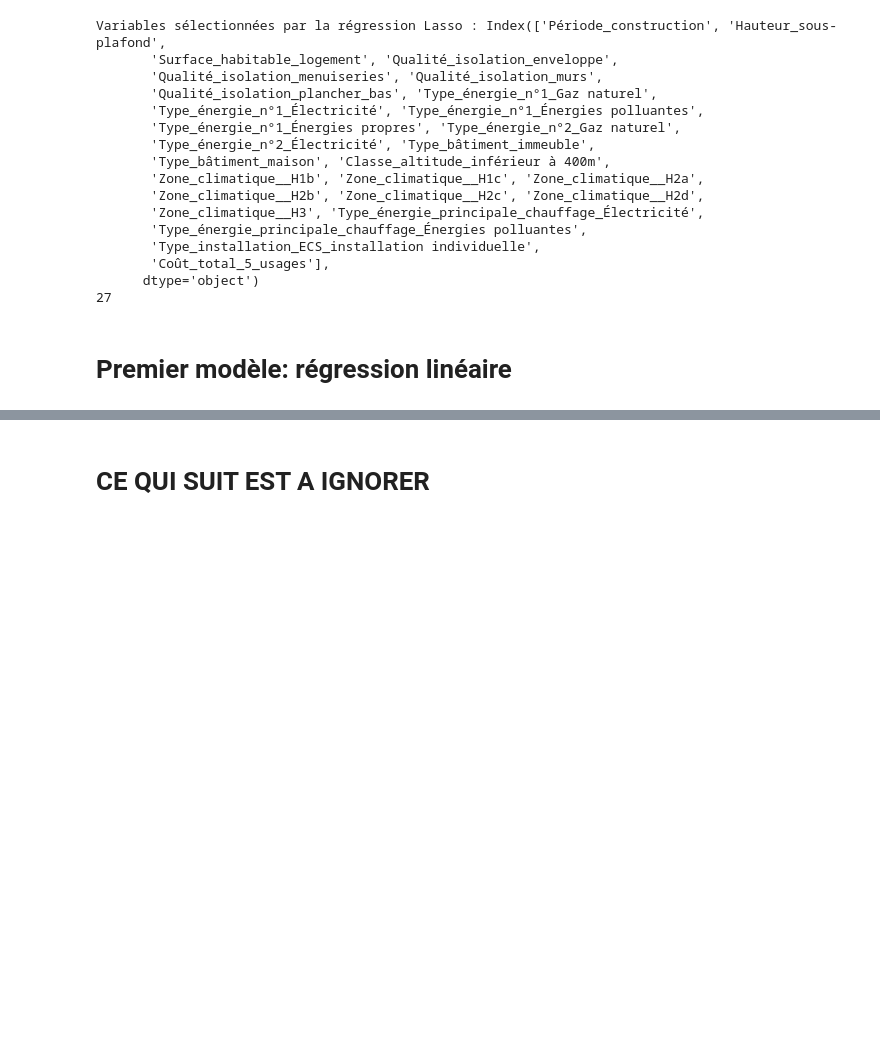
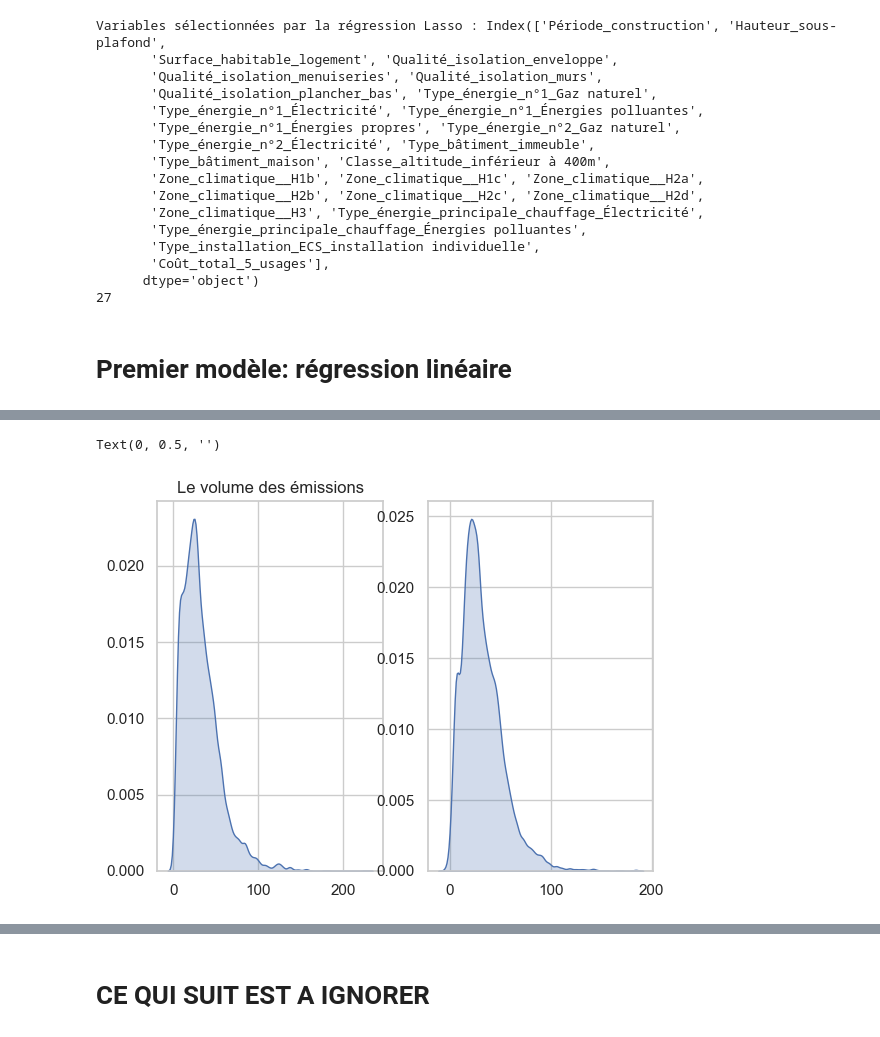
Before and after one commit to LACHQER-Wiam/Projet-Python, a Jupyter notebook: data.ipynb, the cells around one changed output, grey strips where cells are left out. Cells and saved outputs as stored; diff of their text form; code cells hidden in the pictures; blank space fills up the shorter version.

```diff
--- a/data.ipynb
+++ b/data.ipynb
@@ -728,0 +765,2 @@ Parameters: { "n_estimators" } are not used.
+# %%
+X_train, X_test, y_train, y_test = train_test_split(X, y, test_size=0.2, random_state=42)
@@ -728,0 +824,15 @@ Parameters: { "n_estimators" } are not used.
+# %%
+df_finale["emission_predite"] = poly_model.predict(X)
+plt.subplot(1,2,1)
+sns.kdeplot(data=df, x='Emission_GES_5_usages_par_m²', fill='Emission_GES_5_usages_par_m²')
+plt.title("Le volume des émissions")
+plt.xlabel("")
+plt.ylabel("")
+plt.subplot(1,2,2)
+sns.kdeplot(data=df_finale, x="emission_predite", fill="emission_predite")
+plt.title("")
+plt.xlabel("")
+plt.ylabel("")
+# %% [output]
+Text(0, 0.5, '')
+[figure, added]
```
Also changed, not shown: parts of 27 cells of this notebook.
